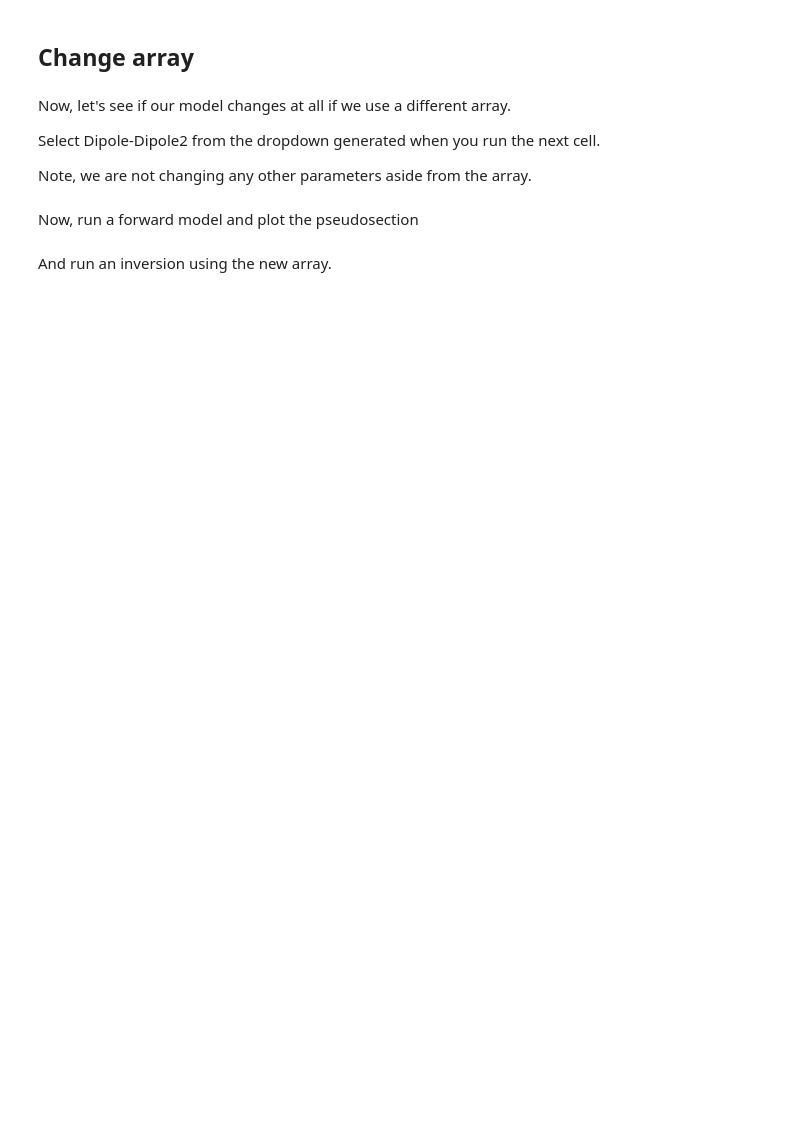
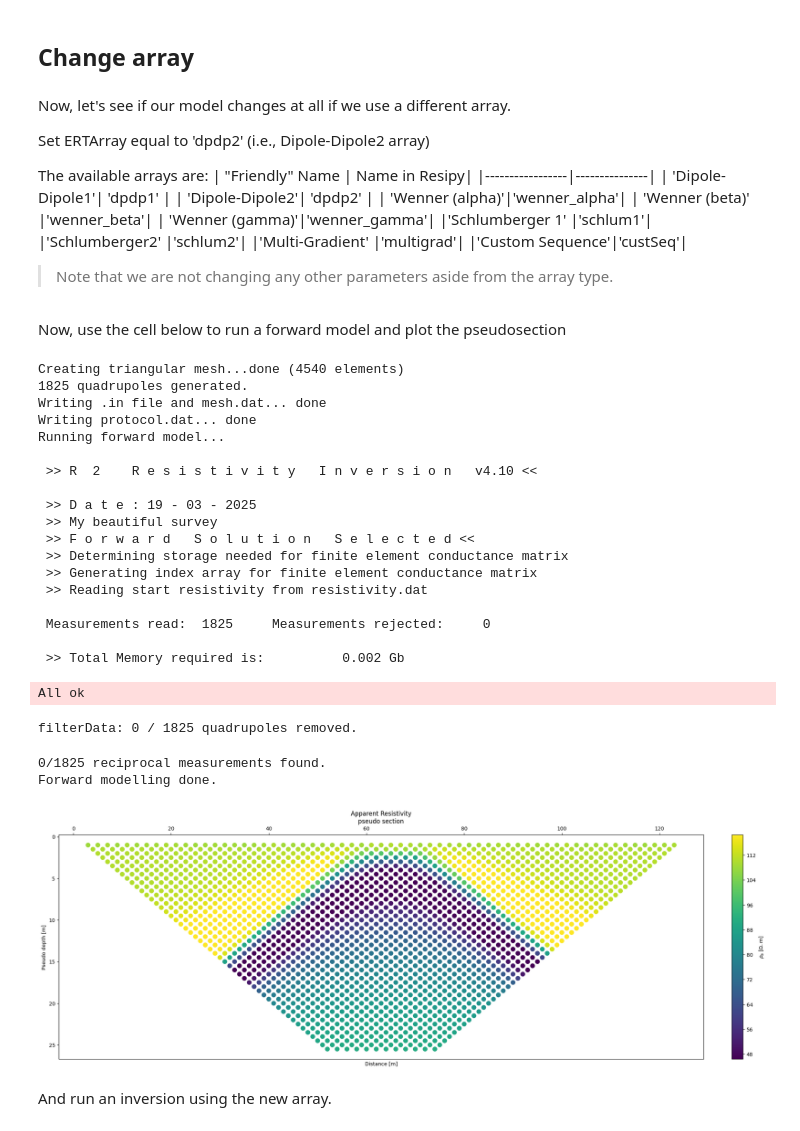
Before and after one commit to RJbalikian/GEOL451, a Jupyter notebook: ERT/GEOL451_Exercise6a_ERTForwardModel.ipynb, the cells around one changed output. Drawn from its saved outputs; the diff is of its cells as text; code cells hidden in the pictures; blank space fills up the shorter version.

```diff
--- a/ERT/GEOL451_Exercise6a_ERTForwardModel.ipynb
+++ b/ERT/GEOL451_Exercise6a_ERTForwardModel.ipynb
@@ -160,6 +261,20 @@ Answer Question 5 using the cells above
 # %% [markdown]
 Now, let's see if our model changes at all if we use a different array.
 
-Select Dipole-Dipole2 from the dropdown generated when you run the next cell.
+Set ERTArray equal to 'dpdp2' (i.e., Dipole-Dipole2 array)
 
-Note, we are not changing any other parameters aside from the array.
+The available arrays are:
+| "Friendly" Name | Name in Resipy|
+|-----------------|---------------|
+| 'Dipole-Dipole1'| 'dpdp1'     |
+| 'Dipole-Dipole2'| 'dpdp2'     |
+| 'Wenner (alpha)'|'wenner_alpha'|
+| 'Wenner (beta)' |'wenner_beta'|
+| 'Wenner (gamma)'|'wenner_gamma'|
+|'Schlumberger 1' |'schlum1'|
+|'Schlumberger2'  |'schlum2'|
+|'Multi-Gradient' |'multigrad'|
+|'Custom Sequence'|'custSeq'|
+
+
+> Note that we are not changing any other parameters aside from the array type.
@@ -178,19 +281,45 @@ display(drop_down)
+# %%
+ERTArray = 'dpdp2'
 # %% [markdown]
-Now, run a forward model and plot the pseudosection
+Now, use the cell below to run a forward model and plot the pseudosection
 # %%
-generateSurfaceElectrodes(electrodeSpacing,noElectrodes)
+generateSurfaceElectrodes(k, electrodeSpacing, numberOfElectrodes)
 k.createMesh(typ='trian', cl_factor = 10, res0=backgroundResistivity) # let's create the mesh based on these electrodes position
-k.addRegion(np.array([[left,topDepth],[right,topDepth],[right,bottomDepth],[left,bottomDepth],[left,topDepth]]), targetResistivity)
+k.addRegion(np.array([[leftSideOfObject,topDepthofObject],[rightSideofObject,topDepthofObject],[rightSideofObject,bottomDepthofObject],[leftSideOfObject,bottomDepthofObject],[leftSideOfObject,topDepthofObject]]), targetResistivity)
 
 if ERTArray in ['dpdp1', 'dpdp2', 'schlum1','schlum2']:
   k.createSequence([(ERTArray, 1, dataLevels)])
 else:
   wennerList = []
   for w in range(1,dataLevels):
     wennerList.append((ERTArray,w))
   k.createSequence(wennerList)
 
 k.forward(iplot=True)
+# %% [output]
+Creating triangular mesh...done (4540 elements)
+1825 quadrupoles generated.
+Writing .in file and mesh.dat... done
+Writing protocol.dat... done
+Running forward model...
+
+ >> R  2    R e s i s t i v i t y   I n v e r s i o n   v4.10 <<
+
+ >> D a t e : 19 - 03 - 2025
+ >> My beautiful survey
+ >> F o r w a r d   S o l u t i o n   S e l e c t e d <<
+ >> Determining storage needed for finite element conductance matrix
+ >> Generating index array for finite element conductance matrix
+ >> Reading start resistivity from resistivity.dat
+
+ Measurements read:  1825     Measurements rejected:     0
+
+ >> Total Memory required is:          0.002 Gb
+All ok
+filterData: 0 / 1825 quadrupoles removed.
+0/1825 reciprocal measurements found.
+Forward modelling done.
+[figure, added]
 # %% [markdown]
 And run an inversion using the new array.
 # %%
```
Also changed, not shown: parts of 54 cells of this notebook, 2 other files.
